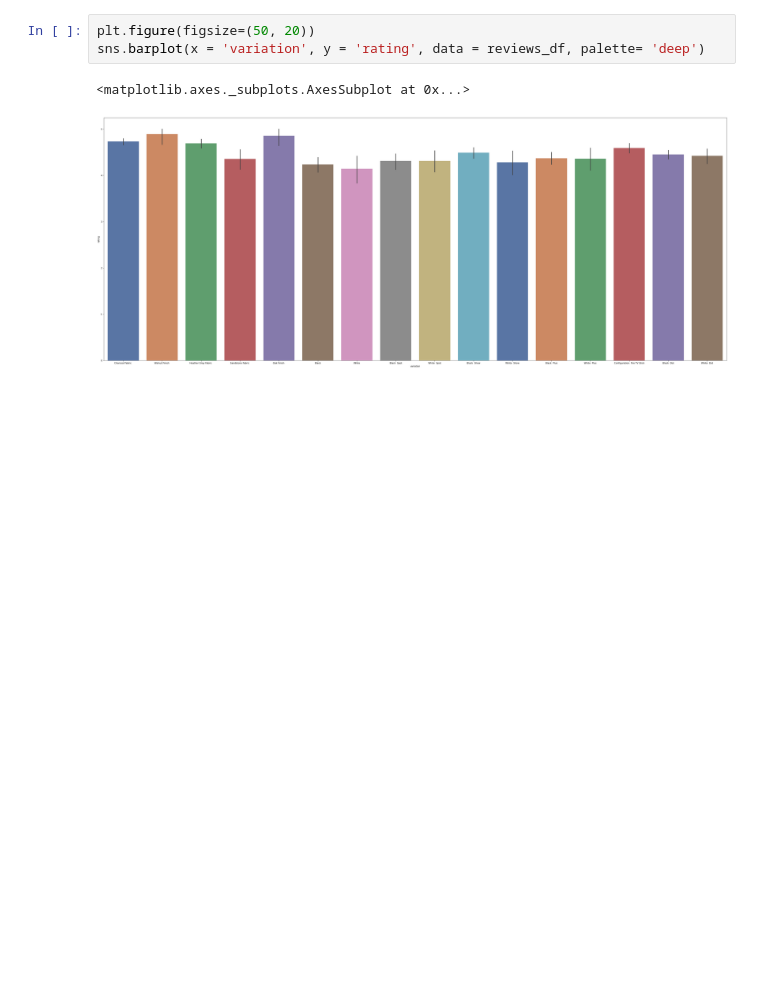
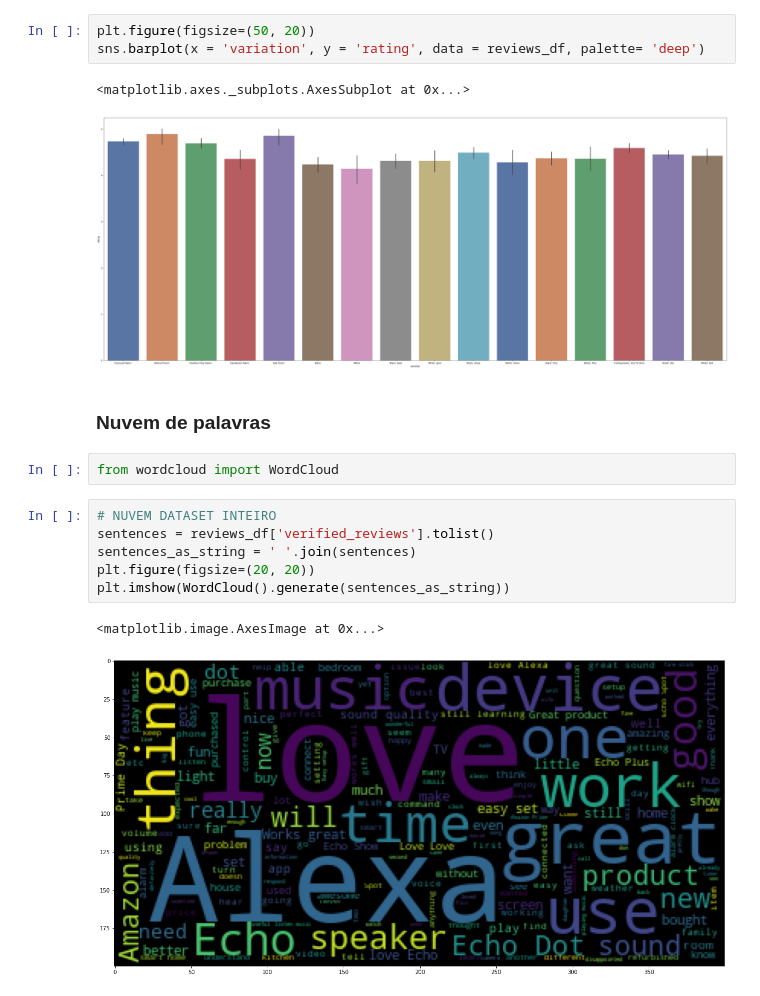
Before and after one commit to Vinicius-Luiz/ciencia_dados_para_empresas, a Jupyter notebook: DEPT RELACOES PUBLICAS/Depto_Relacoes_Publicas.ipynb, the cells around one changed output. Drawn from its saved outputs; the diff is of its cells as text; blank space fills up the shorter version.

```diff
--- a/DEPT RELACOES PUBLICAS/Depto_Relacoes_Publicas.ipynb
+++ b/DEPT RELACOES PUBLICAS/Depto_Relacoes_Publicas.ipynb
@@ -171,3 +175,16 @@ sns.barplot(x = 'variation', y = 'rating', data = reviews_df, palette= 'deep')
 # %% [output]
 <matplotlib.axes._subplots.AxesSubplot at 0x...>
 [figure]
+# %% [markdown]
+### Nuvem de palavras
+# %%
+from wordcloud import WordCloud
+# %%
+# NUVEM DATASET INTEIRO
+sentences = reviews_df['verified_reviews'].tolist()
+sentences_as_string = ' '.join(sentences)
+plt.figure(figsize=(20, 20))
+plt.imshow(WordCloud().generate(sentences_as_string))
+# %% [output]
+<matplotlib.image.AxesImage at 0x...>
+[figure, added]
```
Also changed, not shown: parts of 13 cells of this notebook.
